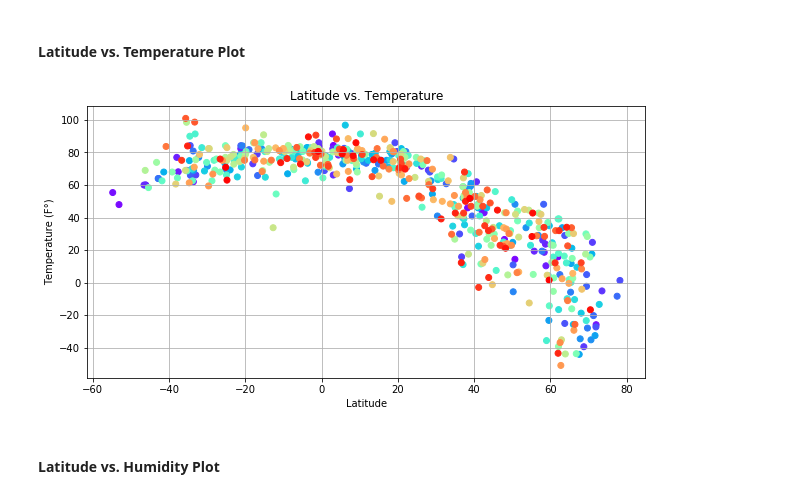
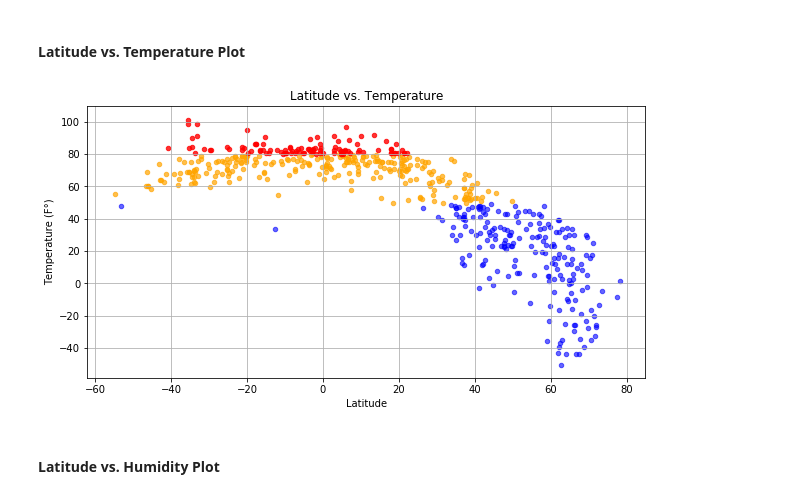
Before and after one commit to aydinjalil/python-api-challenge, a Jupyter notebook: WeatherPy/WeatherPy.ipynb, the cells around one changed output. Cells and saved outputs as stored; diff of their text form; code cells hidden in the pictures.

Commit message:
temperature filter

```diff
--- a/WeatherPy/WeatherPy.ipynb
+++ b/WeatherPy/WeatherPy.ipynb
@@ -125,17 +125,28 @@ cities_df.head()
 #### Latitude vs. Temperature Plot
 # %%
 import matplotlib.cm as cm
+
+cities_df = pd.read_csv('cities.csv')
+
 plt.figure(figsize=(10,5))
-colors = cm.rainbow(np.linspace(0, 1, len(cities_df)))
-cities_df = pd.read_csv('cities.csv')
-plt.scatter(cities_df['Lat'], cities_df['Max Temp'], color = colors)
+#colors = cm.rainbow(np.linspace(0, 1, len(cities_df)))
+#colors = ['b', 'y','r']
+cold = cities_df[cities_df['Max Temp'] < 50]
+warm = cities_df[(cities_df['Max Temp'] >= 50) & (cities_df['Max Temp'] < 80)]
+hot = cities_df[cities_df['Max Temp'] >=80]
+
+
+#For a better visualization it was decided to assign colors for range of temperatures [Cold, Warm, Hot]
+plt.scatter(cold['Lat'], cold['Max Temp'], color = 'b', s=20, alpha=0.6)
+plt.scatter(warm['Lat'], warm['Max Temp'], color = 'orange', s=20, alpha=0.7)
+plt.scatter(hot['Lat'], hot['Max Temp'], color = 'r', s=20, alpha=0.8)
 plt.title('Latitude vs. Temperature')
 plt.xlabel("Latitude")
 plt.ylabel('Temperature (F\N{DEGREE SIGN})')
 plt.grid()
 plt.show()
 # %% [output]
-[figure, old version]
+[figure, new version]
 # %% [markdown]
 #### Latitude vs. Humidity Plot
 # %%
```
Also changed, not shown: parts of 11 cells of this notebook, 1 other file.
